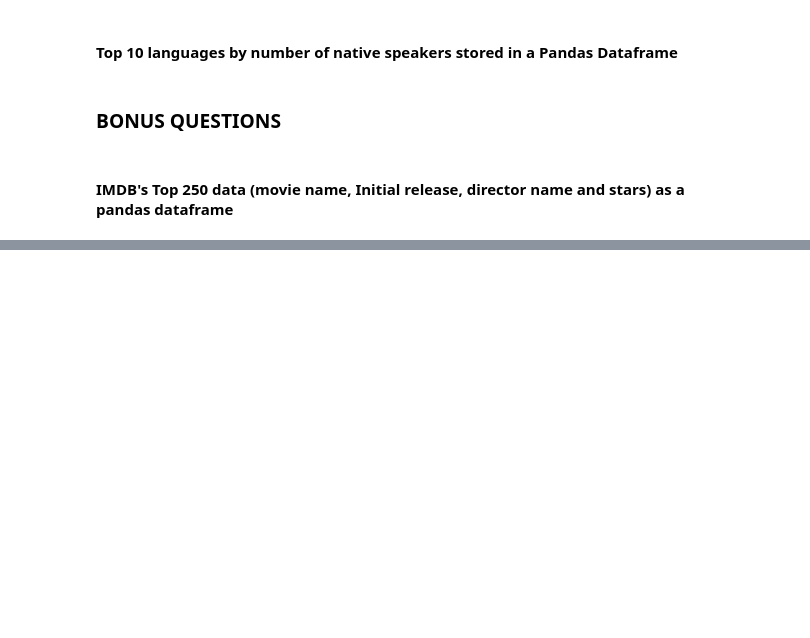
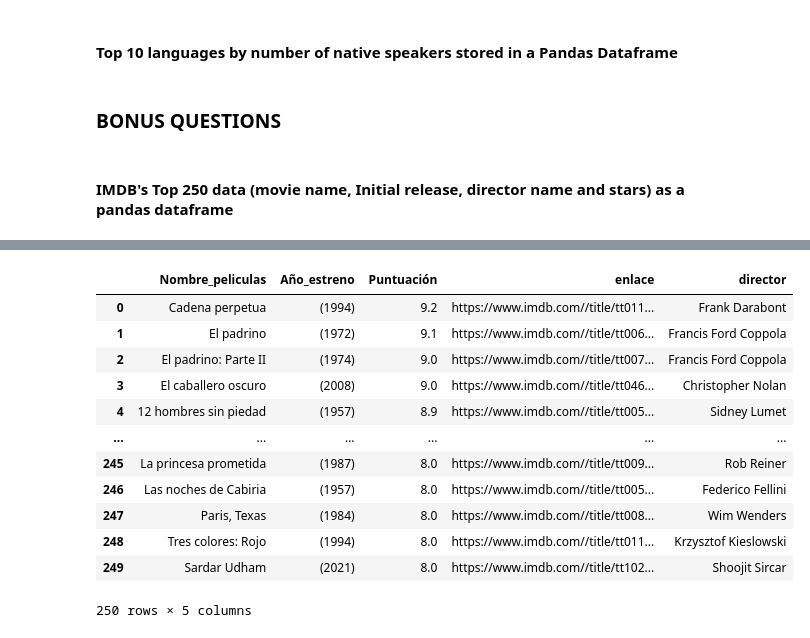
Before and after one commit to Ironhack-Data-Madrid-Octubre-2021/lab-web-scraping, a Jupyter notebook: your-code/main.ipynb, the cells around one changed output, grey strips where cells are left out. Drawn from its saved outputs; the diff is of its cells as text; code cells hidden in the pictures; blank space fills up the shorter version.

```diff
--- a/your-code/main.ipynb
+++ b/your-code/main.ipynb
@@ -667,0 +731,28 @@ url = 'https://www.imdb.com/chart/top'
+# %%
+data = pd.DataFrame(diccionario)
+# %%
+def funcionzaca_epica(enlace):
+    html = requests.get(enlace)
+    soup = BeautifulSoup(html.content,"html.parser")
+    textaco = soup.findAll("a", {"class":"ipc-metadata-list-item__list-content-item ipc-metadata-list-item__list-content-item--link"})
+    return textaco[0].getText().strip()
+# %%
+data["director"] = data.enlace.apply(funcionzaca_epica)
+# %%
+dfinal = pd.concat([concatenados,data], axis=1)
+# %%
+dfinal
+# %% [output]
+|  | Nombre_peliculas | Año_estreno | Puntuación | enlace | director |
+| 0 | Cadena perpetua | (1994) | 9.2 | https://www.imdb.com//title/tt011... | Frank Darabont |
+| 1 | El padrino | (1972) | 9.1 | https://www.imdb.com//title/tt006... | Francis Ford Coppola |
+| 2 | El padrino: Parte II | (1974) | 9.0 | https://www.imdb.com//title/tt007... | Francis Ford Coppola |
+| 3 | El caballero oscuro | (2008) | 9.0 | https://www.imdb.com//title/tt046... | Christopher Nolan |
+| 4 | 12 hombres sin piedad | (1957) | 8.9 | https://www.imdb.com//title/tt005... | Sidney Lumet |
+| ... | ... | ... | ... | ... | ... |
+| 245 | La princesa prometida | (1987) | 8.0 | https://www.imdb.com//title/tt009... | Rob Reiner |
+| 246 | Las noches de Cabiria | (1957) | 8.0 | https://www.imdb.com//title/tt005... | Federico Fellini |
+| 247 | Paris, Texas | (1984) | 8.0 | https://www.imdb.com//title/tt008... | Wim Wenders |
+| 248 | Tres colores: Rojo | (1994) | 8.0 | https://www.imdb.com//title/tt011... | Krzysztof Kieslowski |
+| 249 | Sardar Udham | (2021) | 8.0 | https://www.imdb.com//title/tt102... | Shoojit Sircar |
+250 rows × 5 columns
```
Also changed, not shown: parts of 18 cells of this notebook.
